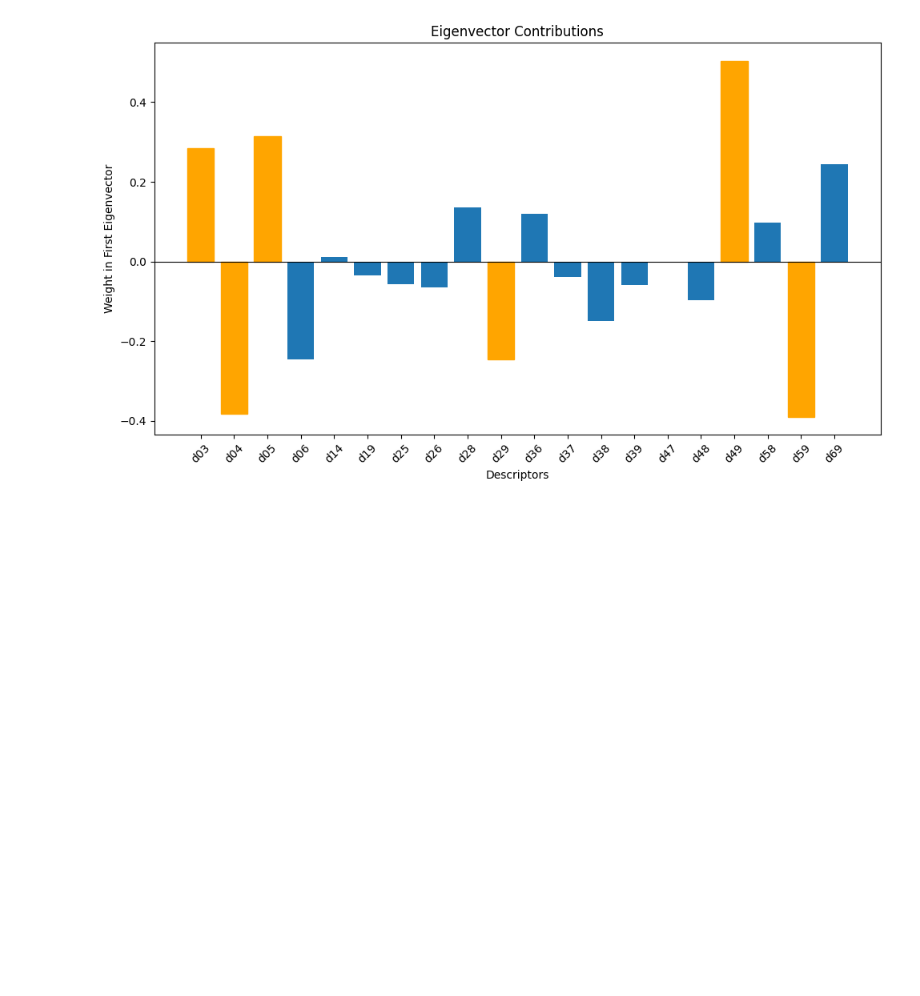
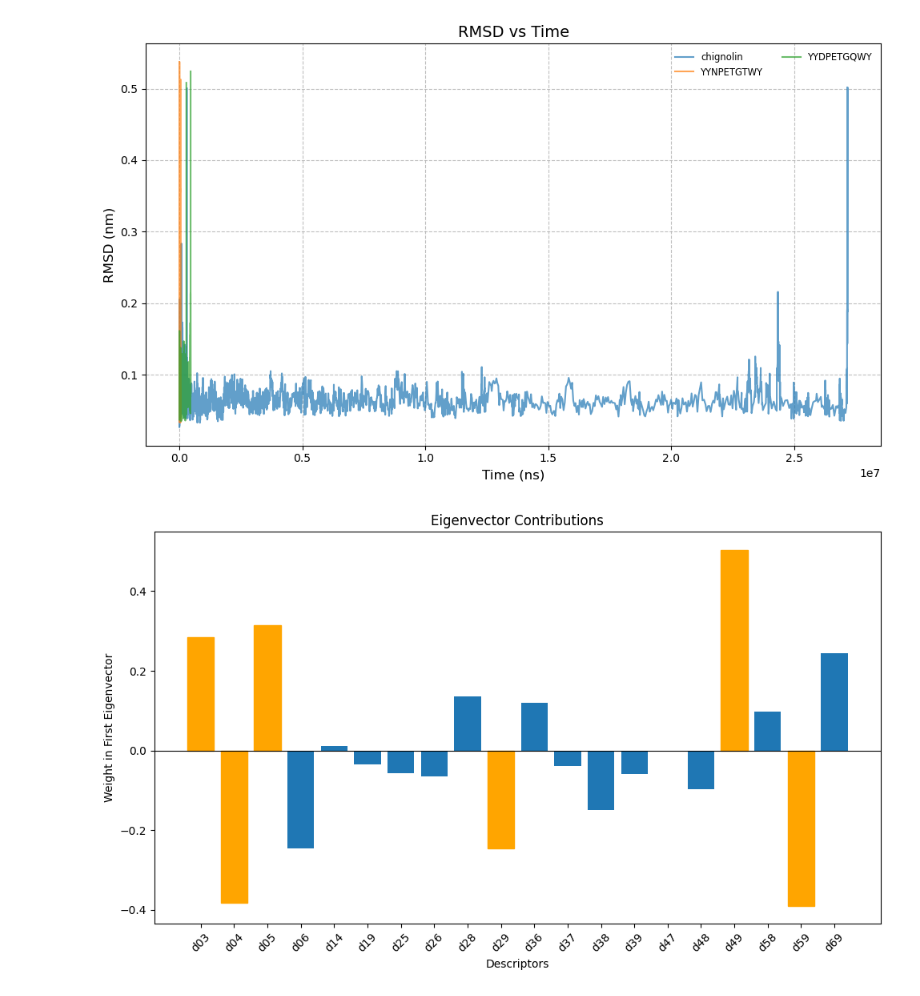
Before and after one commit to MendelsResearchGroup/guiding-peptide-kinetics, a Jupyter notebook: src/dan.ipynb, the cells around one changed output. Drawn from its saved outputs; the diff is of its cells as text; code cells hidden in the pictures; blank space fills up the shorter version.

Commit message:
Add more data

```diff
--- a/src/dan.ipynb
+++ b/src/dan.ipynb
@@ -1 +1,47 @@
+# %%
+import pandas as pd
+import matplotlib.pyplot as plt
+from pathlib import Path
+from common.consts import proteins
+import numpy as np
+output_dir = Path("figures")
+output_dir.mkdir(parents=True, exist_ok=True)
+
+plt.figure(figsize=(10, 6))
+
+for protein_name in ['chignolin', 'YYNPETGTWY', 'YYDPETGQWY']:
+    base_path = Path(f"../data/{protein_name}/output")
+
+    all_times = []
+    all_rmsd = []
+
+    for i in range(4100, 4102):
+        run_name = f"run_{i}"
+        colvar_file = base_path / run_name / f"HLDA_COLVAR_{i}"
+
+        # Read headers from first line starting with "#!"
+        with colvar_file.open() as f:
+            header_line = next(line for line in f if line.startswith("#!"))
+            headers = header_line.replace("#! FIELDS", "").strip().split()
+
+        df = pd.read_csv(colvar_file, sep=r"\s+", comment="#", names=headers)
+
+        all_times.extend(df["time"] * 1e-3)  # convert to ns
+        all_rmsd.extend(df["rmsd"])
+        all_times.append(np.nan)
+        all_rmsd.append(np.nan)
+
+    plt.plot(all_times, all_rmsd, label=protein_name, linewidth=1.5, alpha=0.7)
+
+plt.xlabel("Time (ns)", fontsize=12)
+plt.ylabel("RMSD (nm)", fontsize=12)
+plt.title("RMSD vs Time", fontsize=14)
+plt.legend(fontsize="small", ncol=2, frameon=False)
+plt.grid(True, linestyle="--", alpha=0.8)
+plt.tight_layout()
+
+plt.savefig(output_dir / "proteins_rmsd.png", dpi=300)
+plt.show()
+# %% [output]
+[figure, added]
 # %%
```
Also changed, not shown: parts of 1 cell of this notebook, 10 other files.
